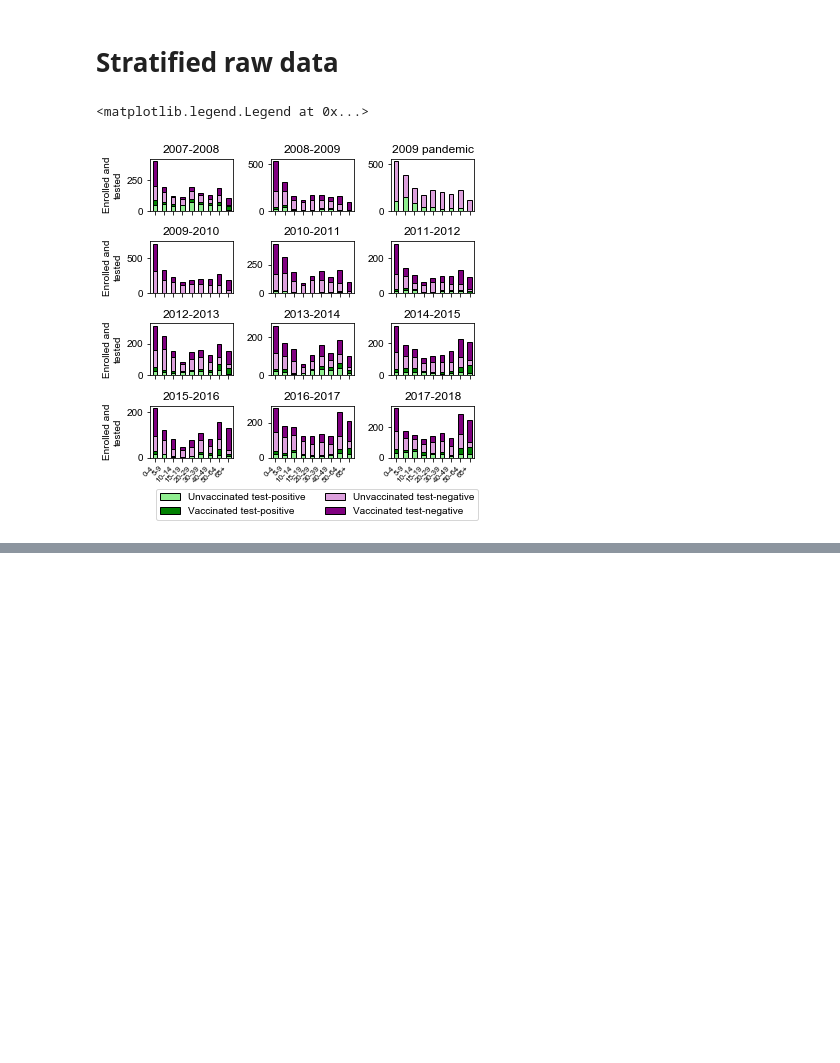
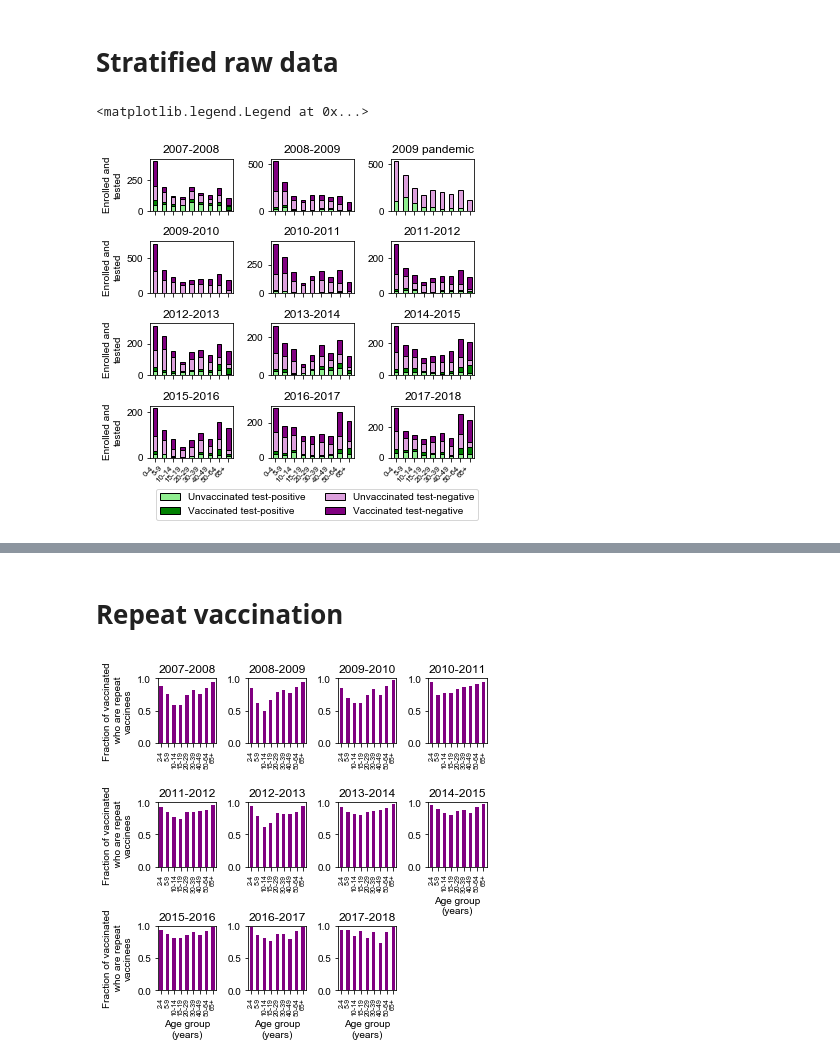
Before and after one commit to cobeylab/FluAImprinting, a Jupyter notebook: figures/Figure_1_raw_data.ipynb, the cells around one changed output, grey strips where cells are left out. Cells and saved outputs as stored; diff of their text form; code cells hidden in the pictures; blank space fills up the shorter version.

```diff
--- a/figures/Figure_1_raw_data.ipynb
+++ b/figures/Figure_1_raw_data.ipynb
@@ -86,0 +480,39 @@ plt.legend(loc='center', bbox_to_anchor=(-0.9, -0.9), ncol=2)
+# %% [markdown]
+# Repeat vaccination
+# %%
+plotdf = pd.read_csv('../raw_data/repeat_vaccination.csv')
+
+subplot = 1
+new_labels = ['2-4',
+              '5-9',
+              '10-14',
+              '15-19',
+              '20-29',
+              '30-39',
+              '40-49',
+              '50-64',
+              '65+']
+
+for season, seasondf in plotdf.groupby('Season'):
+    if season != '2009Pan':
+        plt.subplot(3, 4, subplot)
+        ax = plt.gca()
+        seasondf.plot.bar(x='Age group', y='Fraction repeat vaccinees', ax=ax, color='purple', legend=False)
+        plt.ylim(0, 1)
+        plt.title(str(int(season) - 1) + '-' + str(season))
+        if subplot >= 8:
+            ticks, labels = plt.xticks()
+            plt.xticks(ticks, new_labels, size=7)
+            plt.xlabel('Age group\n(years)')
+        else:
+            ticks, labels = plt.xticks()
+            plt.xticks(ticks, new_labels, size=7)
+            plt.xlabel('')
+
+        if subplot in (1,5,9):
+            plt.ylabel('Fraction of vaccinated\n who are repeat\nvaccinees')
+        subplot += 1
+plt.gcf().set_size_inches(5.75, 5.5)
+plt.tight_layout(w_pad = 0.2)
+# %% [output]
+[figure, added]
```
Also changed, not shown: parts of 12 cells of this notebook, 1 other file.
